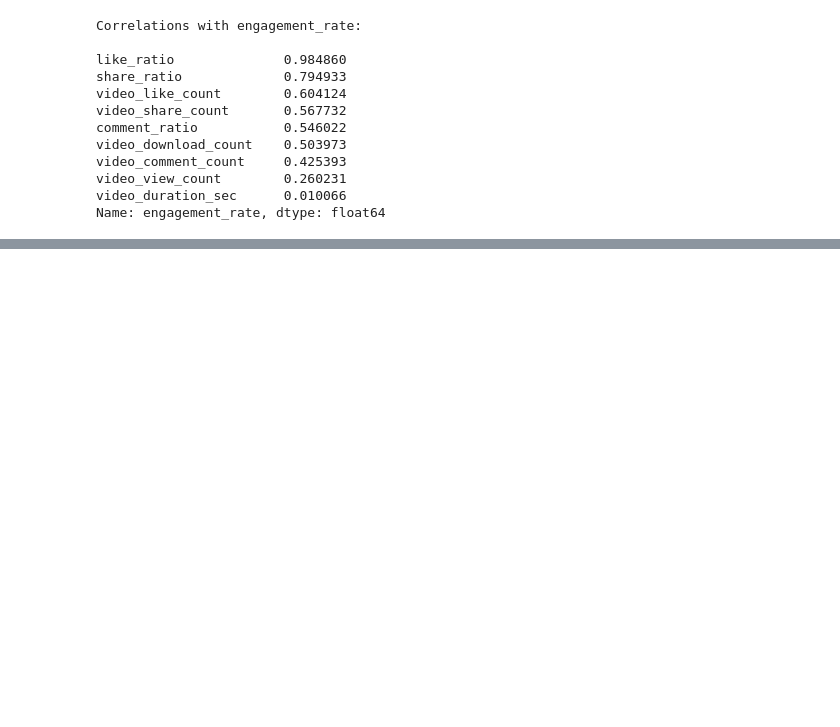
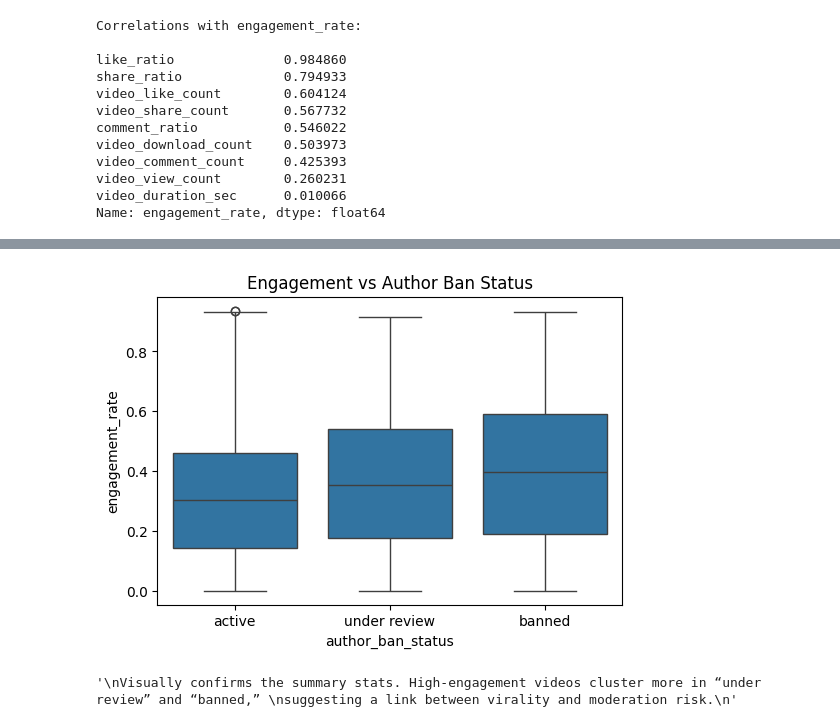
Before and after one commit to KrishaVeera/CreatorPilot, a Jupyter notebook: Tiktok_Model.ipynb, the cells around one changed output, grey strips where cells are left out. Saved outputs shown, nothing was run; the diff lists cells and outputs as text; code cells hidden in the pictures; blank space fills up the shorter version.

```diff
--- a/Tiktok_Model.ipynb
+++ b/Tiktok_Model.ipynb
@@ -310,0 +393,16 @@ Interpretation: when modeling engagement, focus on ratios, not raw counts or dur
+# %%
+# Check if "under review" videos have higher engagement distribution
+plt.figure(figsize=(6,4))
+sns.boxplot(x="author_ban_status", y="engagement_rate", data=df,
+            order=["active","under review","banned"])
+plt.title("Engagement vs Author Ban Status")
+plt.show()
+# %% [output]
+[figure, added]
+# %%
+"""
+Visually confirms the summary stats. High-engagement videos cluster more in “under review” and “banned,”
+suggesting a link between virality and moderation risk.
+"""
+# %% [output]
+'\nVisually confirms the summary stats. High-engagement videos cluster more in “under review” and “banned,” \nsuggesting a link between virality and moderation risk.\n'
```
Also changed, not shown: parts of 17 cells of this notebook.
